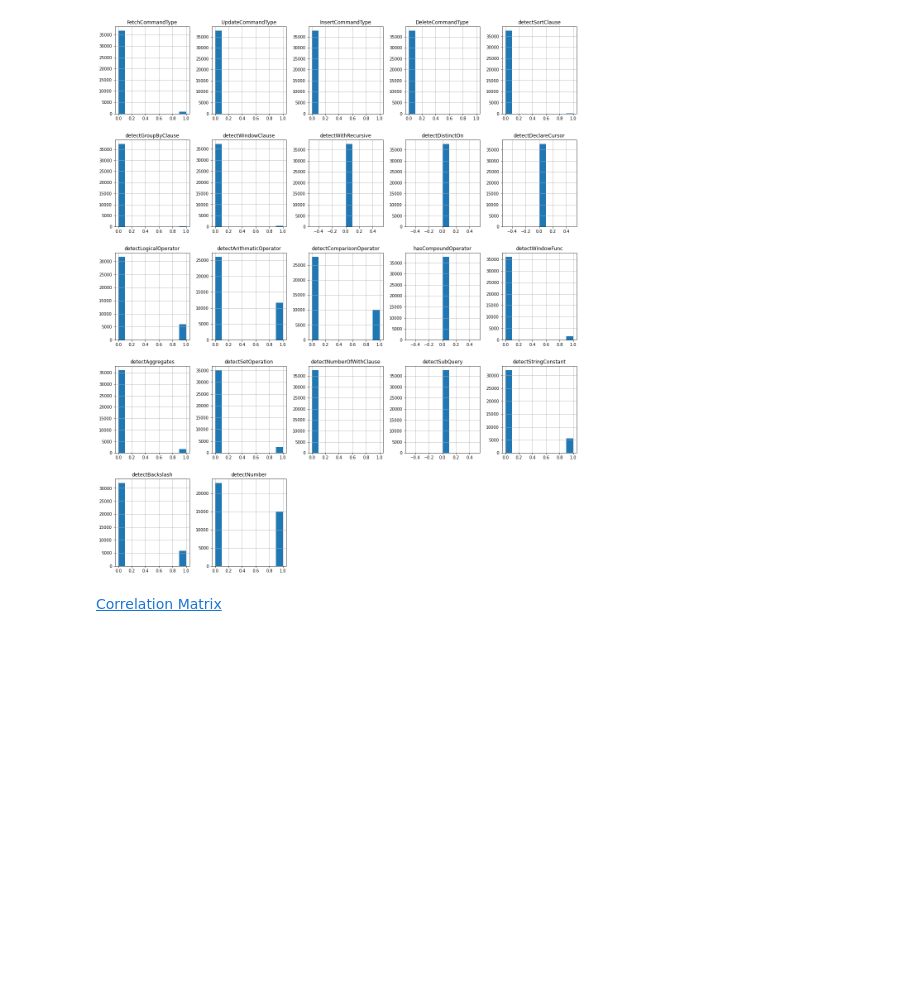
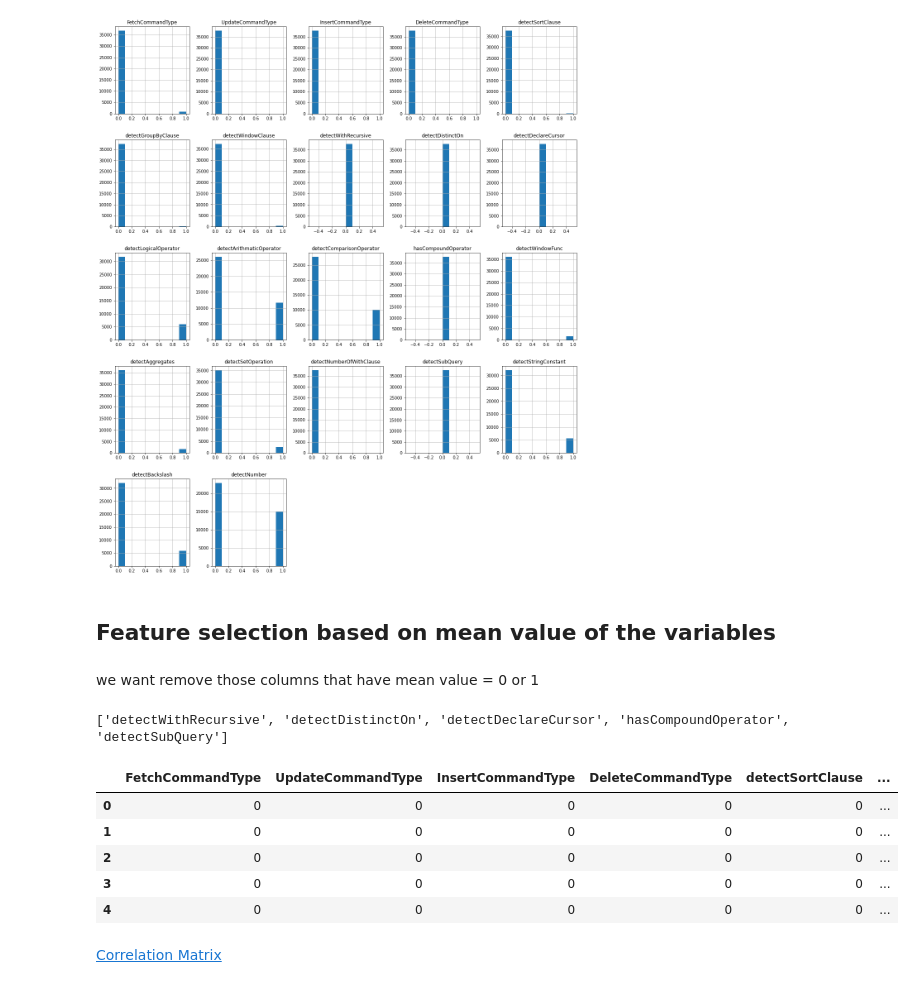
Before and after one commit to Sajid576/data-mining-techniques-to-detect-sql-nosql-injection-attack, a Jupyter notebook: sql_data_analysis.ipynb, the cells around one changed output. Drawn from its saved outputs; the diff is of its cells as text; code cells hidden in the pictures; blank space fills up the shorter version.

```diff
--- a/sql_data_analysis.ipynb
+++ b/sql_data_analysis.ipynb
@@ -995,3 +974,27 @@ X = X.drop(['detectWithRecursive','detectDistinctOn','detectDeclareCursor','hasC
+# %% [markdown]
+## Feature selection based on mean value of the variables
+# %% [markdown]
+we want remove those columns that have mean value = 0 or 1
+# %%
+
+selected_columns=[]
+for rownum,(column_name,mean) in  enumerate(feature_table.mean().items()):
+    #print(column_name+"-"+str(mean))
+    if(mean==0 or mean==1):
+      selected_columns.append(column_name)
+
+
+print(selected_columns)
+X = X.drop(selected_columns,axis='columns')
+X.head()
+# %% [output]
+['detectWithRecursive', 'detectDistinctOn', 'detectDeclareCursor', 'hasCompoundOperator', 'detectSubQuery']
+|  | FetchCommandType | UpdateCommandType | InsertCommandType | DeleteCommandType | detectSortClause | ... |
+| 0 | 0 | 0 | 0 | 0 | 0 | ... |
+| 1 | 0 | 0 | 0 | 0 | 0 | ... |
+| 2 | 0 | 0 | 0 | 0 | 0 | ... |
+| 3 | 0 | 0 | 0 | 0 | 0 | ... |
+| 4 | 0 | 0 | 0 | 0 | 0 | ... |
 # %%
 column_names=[]
 for col in X.columns:
```
Also changed, not shown: parts of 12 cells of this notebook.
